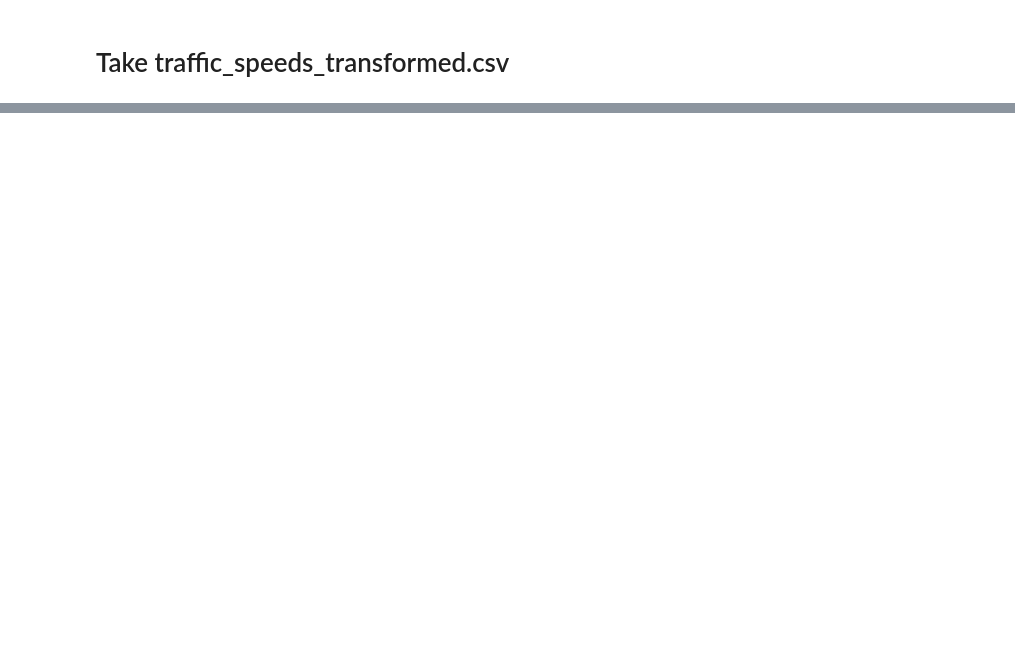
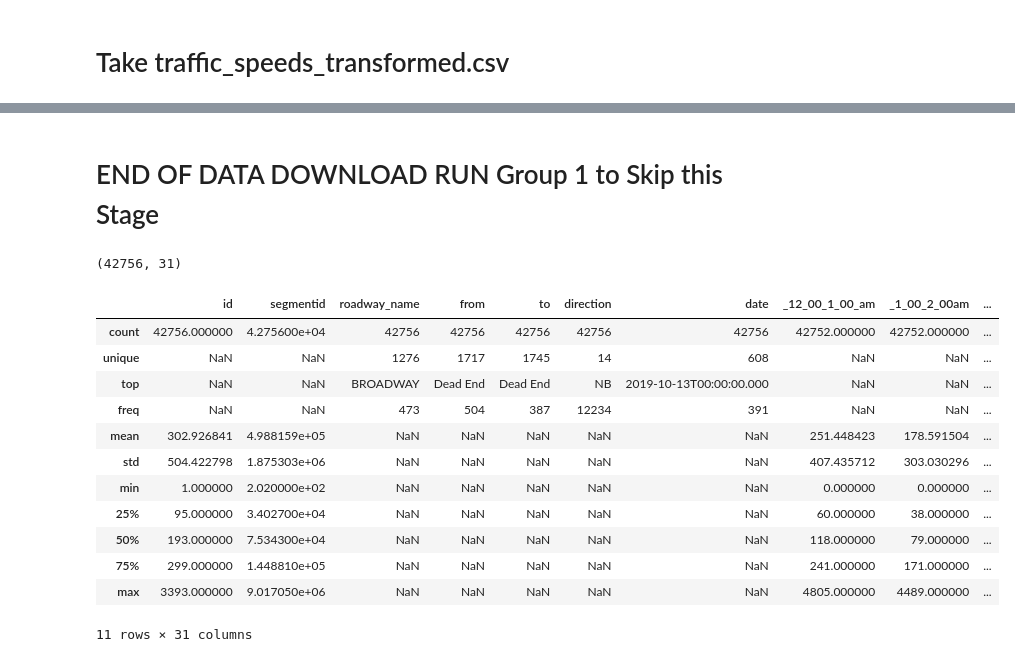
Before and after one commit to paulr28/Msc_Capstone, a Jupyter notebook: Data_Collection.ipynb, the cells around one changed output, grey strips where cells are left out. Cells and saved outputs as stored; diff of their text form; code cells hidden in the pictures; blank space fills up the shorter version.

Commit message:
Add new data files and updated script

```diff
--- a/Data_Collection.ipynb
+++ b/Data_Collection.ipynb
@@ -346,0 +286,37 @@ automated_traffic_volume_counts.describe(include='all')
+# %% [markdown]
+# END OF DATA DOWNLOAD RUN Group 1 to Skip this Stage
+# %%
+# Traffic Volume Count Smaller - "https://data.cityofnewyork.us/resource/btm5-ppia.csv"
+
+# Download the csv file
+volume_count_small = "https://data.cityofnewyork.us/resource/btm5-ppia.csv?$limit=1000000000"
+response = requests.get(volume_count_small)
+
+# Save the csv file to disk
+csv_file = "volume_count_small.csv"
+with open(csv_file, "w") as f:
+    f.write(response.text)
+
+#Save the csv file to a dataframe
+volume_count_small = pd.read_csv(csv_file)
+# %%
+# Print the shape of the dataframe
+print(volume_count_small.shape)
+
+# Describe the dataframe
+volume_count_small.describe(include="all")
+# %% [output]
+(42756, 31)
+|  | id | segmentid | roadway_name | from | to | direction | date | _12_00_1_00_am | _1_00_2_00am | ... |
+| count | 42756.000000 | 4.275600e+04 | 42756 | 42756 | 42756 | 42756 | 42756 | 42752.000000 | 42752.000000 | ... |
+| unique | NaN | NaN | 1276 | 1717 | 1745 | 14 | 608 | NaN | NaN | ... |
+| top | NaN | NaN | BROADWAY | Dead End | Dead End | NB | 2019-10-13T00:00:00.000 | NaN | NaN | ... |
+| freq | NaN | NaN | 473 | 504 | 387 | 12234 | 391 | NaN | NaN | ... |
+| mean | 302.926841 | 4.988159e+05 | NaN | NaN | NaN | NaN | NaN | 251.448423 | 178.591504 | ... |
+| std | 504.422798 | 1.875303e+06 | NaN | NaN | NaN | NaN | NaN | 407.435712 | 303.030296 | ... |
+| min | 1.000000 | 2.020000e+02 | NaN | NaN | NaN | NaN | NaN | 0.000000 | 0.000000 | ... |
+| 25% | 95.000000 | 3.402700e+04 | NaN | NaN | NaN | NaN | NaN | 60.000000 | 38.000000 | ... |
+| 50% | 193.000000 | 7.534300e+04 | NaN | NaN | NaN | NaN | NaN | 118.000000 | 79.000000 | ... |
+| 75% | 299.000000 | 1.448810e+05 | NaN | NaN | NaN | NaN | NaN | 241.000000 | 171.000000 | ... |
+| max | 3393.000000 | 9.017050e+06 | NaN | NaN | NaN | NaN | NaN | 4805.000000 | 4489.000000 | ... |
+11 rows × 31 columns
```
Also changed, not shown: parts of 33 cells of this notebook, 4 other files.
